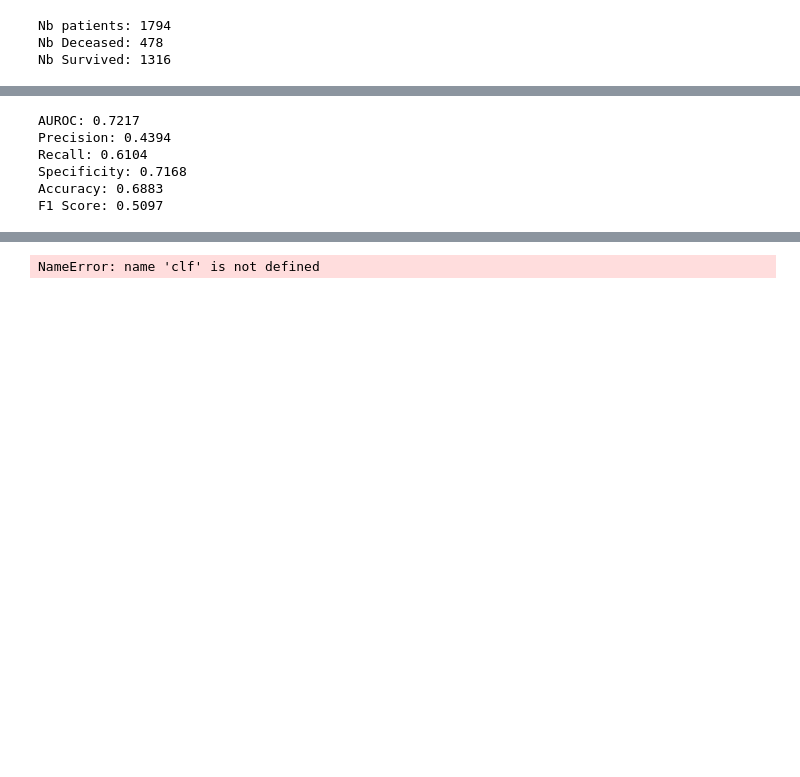
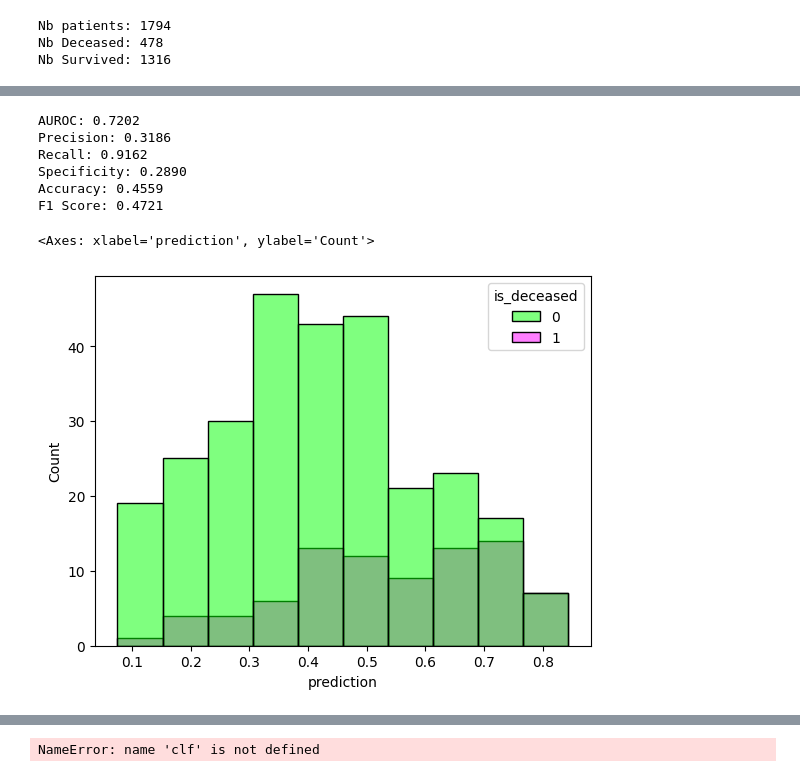
Before and after one commit to clementdlmszs/predictECMO, a Jupyter notebook: models/classicML.ipynb, the cells around one changed output, grey strips where cells are left out. Drawn from its saved outputs; the diff is of its cells as text; code cells hidden in the pictures; blank space fills up the shorter version.

```diff
--- a/models/classicML.ipynb
+++ b/models/classicML.ipynb
@@ -72,8 +74,8 @@ def aggregateData(dataGroup, id_list, window_time):
 
         df_dynamic_masked = df_dynamic.iloc[:(window_time*24)].mask(df_mask.iloc[:(window_time*24)] == 0)
 
-        idx_variables_kept = [0,1,2,3,4,5,6,7,8]
-        # idx_variables_kept = [0,1,3,4,6,7,8]
+        # idx_variables_kept = [0,1,2,3,4,5,6,7,8]
+        idx_variables_kept = [0,1,3,4,6,7,8]
         df_dynamic_masked = df_dynamic_masked.iloc[:,idx_variables_kept]
         df_dynamic = df_dynamic.iloc[:,idx_variables_kept]
 
@@ -155,4 +233,7 @@ Nb Survived: 1316
 # %%
+from pandas import DataFrame
+
+
 aurocs = []
 precisions = []
 recalls = []
@@ -195,37 +276,43 @@ for i in range(1000):
         'class_weight' : class_weights
     }
 
     clf = lgb.LGBMClassifier(**params)
     clf.fit(X_train, y_train)
 
     y_pred_proba = clf.predict_proba(X_test)[:, 1]
-    y_pred = clf.predict(X_test)
+    y_pred = (y_pred_proba > 0.3).astype(int)
 
     auroc = roc_auc_score(y_test, y_pred_proba)
     precision = precision_score(y_test, y_pred, zero_division=0)
     recall = recall_score(y_test, y_pred, zero_division=0)
     tnr = tnr_score(y_test, y_pred)
     f1 = f1_score(y_test, y_pred, zero_division=0)
     accuracy = accuracy_score(y_test, y_pred)
 
     aurocs.append(auroc)
     precisions.append(precision)
     recalls.append(recall)
     tnrs.append(tnr)
     f1s.append(f1)
     accuracies.append(accuracy)
 
+    df = pd.DataFrame({'prediction': y_pred_proba, 'is_deceased': y_test})
+
 
 print(f"AUROC: {np.mean(aurocs):.4f}")
 print(f"Precision: {np.mean(precisions):.4f}")
 print(f"Recall: {np.mean(recalls):.4f}")
 print(f"Specificity: {np.mean(tnrs):.4f}")
 print(f"Accuracy: {np.mean(accuracies):.4f}")
 print(f"F1 Score: {np.mean(f1s):.4f}")
+
+sns.histplot(data=df, x="prediction", hue="is_deceased",bins=10, palette=['#00FF00', '#FF00FF'])
 # %% [output]
-AUROC: 0.7217
-Precision: 0.4394
-Recall: 0.6104
-Specificity: 0.7168
-Accuracy: 0.6883
-F1 Score: 0.5097
+AUROC: 0.7202
+Precision: 0.3186
+Recall: 0.9162
+Specificity: 0.2890
+Accuracy: 0.4559
+F1 Score: 0.4721
+<Axes: xlabel='prediction', ylabel='Count'>
+[figure, added]
```
Also changed, not shown: parts of 5 cells of this notebook, 3 other files.
